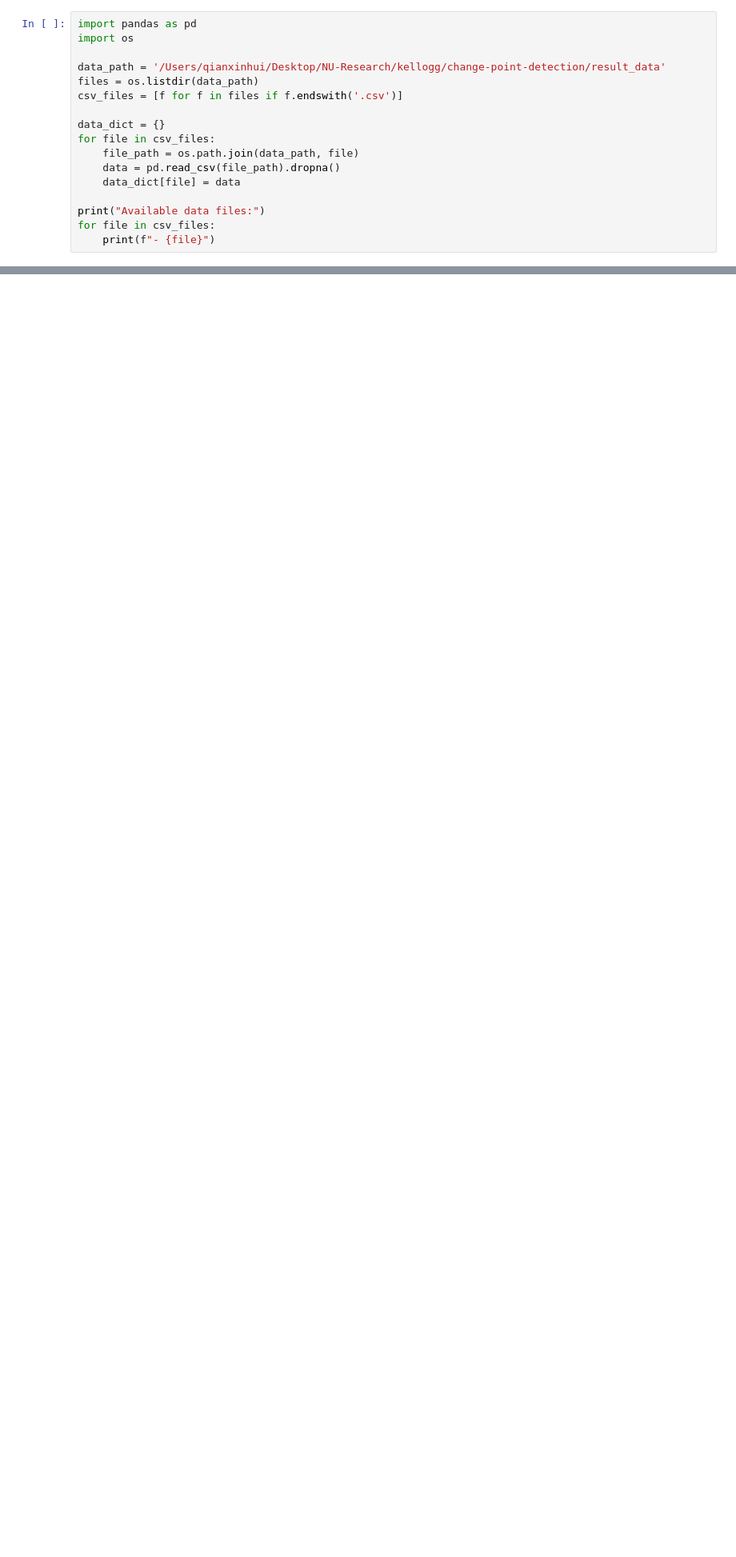
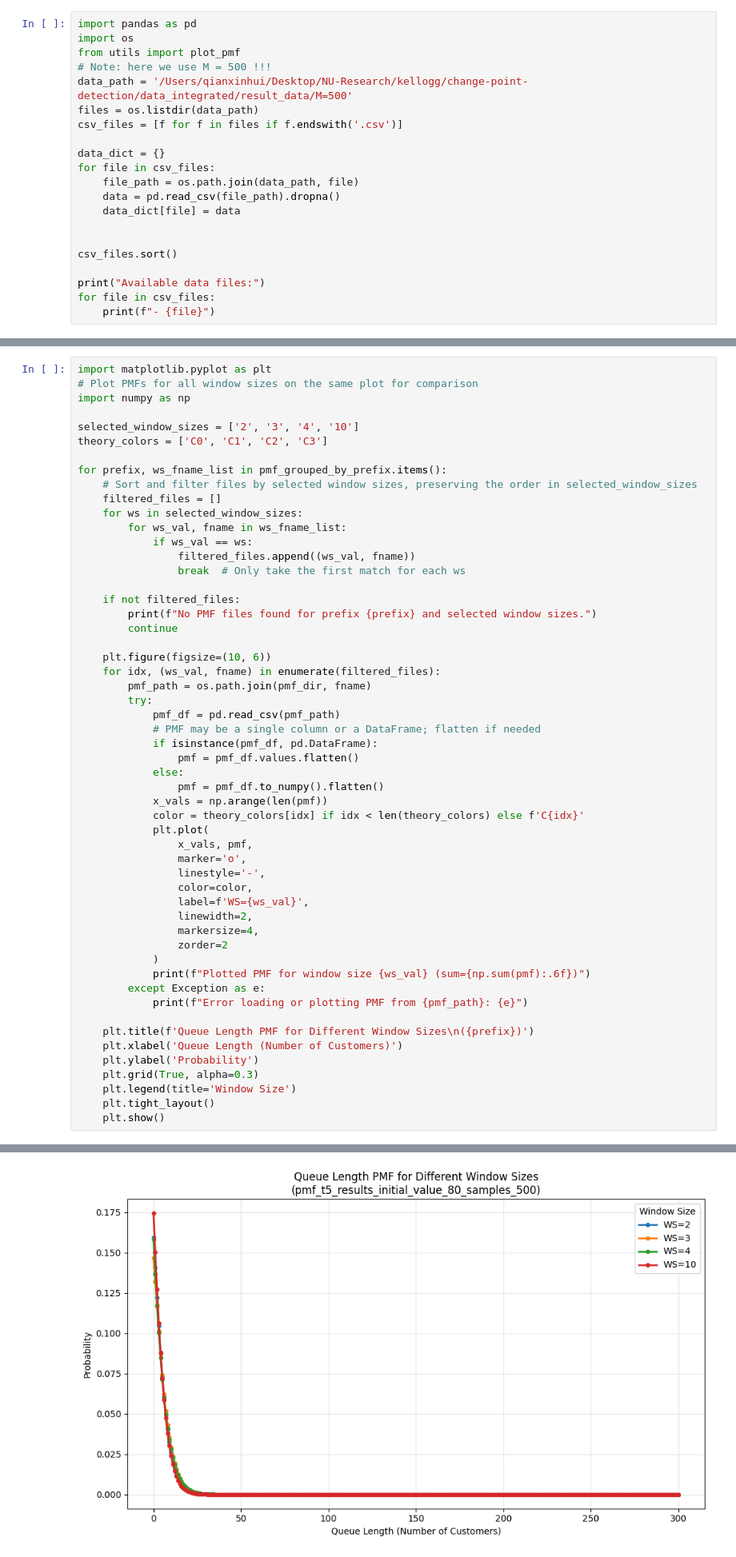
Before and after one commit to sherryQQQQ/change-point-detection, a Jupyter notebook: pmf_notebook.ipynb, the cells around one changed output, grey strips where cells are left out. Shown at 80% size. Cells and saved outputs as stored; diff of their text form; blank space fills up the shorter version.

```diff
--- a/pmf_notebook.ipynb
+++ b/pmf_notebook.ipynb
@@ -324,8 +501,9 @@ plt.show()
 # %%
 import pandas as pd
 import os
-
-data_path = '/Users/qianxinhui/Desktop/NU-Research/kellogg/change-point-detection/result_data'
+from utils import plot_pmf
+# Note: here we use M = 500 !!!
+data_path = '/Users/qianxinhui/Desktop/NU-Research/kellogg/change-point-detection/data_integrated/result_data/M=500'
 files = os.listdir(data_path)
 csv_files = [f for f in files if f.endswith('.csv')]
 
@@ -335,6 +513,9 @@ for file in csv_files:
     data = pd.read_csv(file_path).dropna()
     data_dict[file] = data
 
+
+csv_files.sort()
+
 print("Available data files:")
 for file in csv_files:
     print(f"- {file}")
@@ -478,0 +634,55 @@ plt.show()
+# %%
+import matplotlib.pyplot as plt
+# Plot PMFs for all window sizes on the same plot for comparison
+import numpy as np
+
+selected_window_sizes = ['2', '3', '4', '10']
+theory_colors = ['C0', 'C1', 'C2', 'C3']
+
+for prefix, ws_fname_list in pmf_grouped_by_prefix.items():
+    # Sort and filter files by selected window sizes, preserving the order in selected_window_sizes
+    filtered_files = []
+    for ws in selected_window_sizes:
+        for ws_val, fname in ws_fname_list:
+            if ws_val == ws:
+                filtered_files.append((ws_val, fname))
+                break  # Only take the first match for each ws
+
+    if not filtered_files:
+        print(f"No PMF files found for prefix {prefix} and selected window sizes.")
+        continue
+
+    plt.figure(figsize=(10, 6))
+    for idx, (ws_val, fname) in enumerate(filtered_files):
+        pmf_path = os.path.join(pmf_dir, fname)
+        try:
+            pmf_df = pd.read_csv(pmf_path)
+            # PMF may be a single column or a DataFrame; flatten if needed
+            if isinstance(pmf_df, pd.DataFrame):
+                pmf = pmf_df.values.flatten()
+            else:
+                pmf = pmf_df.to_numpy().flatten()
+            x_vals = np.arange(len(pmf))
+            color = theory_colors[idx] if idx < len(theory_colors) else f'C{idx}'
+            plt.plot(
+                x_vals, pmf,
+                marker='o',
+                linestyle='-',
+                color=color,
+                label=f'WS={ws_val}',
+                linewidth=2,
+                markersize=4,
+                zorder=2
+            )
+            print(f"Plotted PMF for window size {ws_val} (sum={np.sum(pmf):.6f})")
+        except Exception as e:
+            print(f"Error loading or plotting PMF from {pmf_path}: {e}")
+
+    plt.title(f'Queue Length PMF for Different Window Sizes\n({prefix})')
+    plt.xlabel('Queue Length (Number of Customers)')
+    plt.ylabel('Probability')
+    plt.grid(True, alpha=0.3)
+    plt.legend(title='Window Size')
+    plt.tight_layout()
+    plt.show()
+# %% [output]
@@ -478,0 +693 @@ plt.show()
+[figure, added]
```
Also changed, not shown: parts of 19 cells of this notebook.
